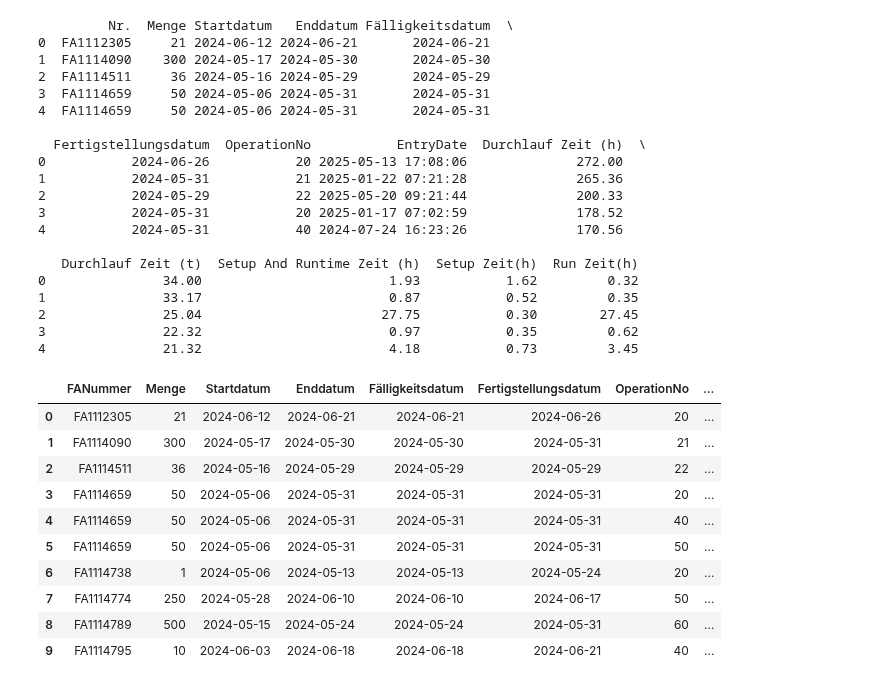
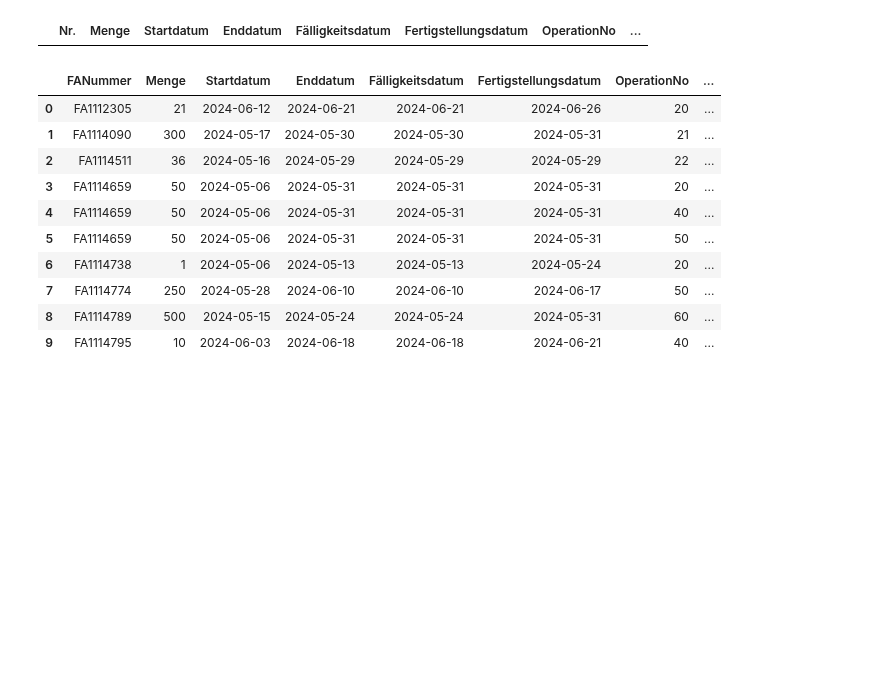
Before and after one commit to nefcheff/BA, a Jupyter notebook: syntheticData/dataMerge.ipynb, the cells around one changed output. Cells and saved outputs as stored; diff of their text form; code cells hidden in the pictures; blank space fills up the shorter version.

```diff
--- a/syntheticData/dataMerge.ipynb
+++ b/syntheticData/dataMerge.ipynb
@@ -136,27 +47,8 @@ print(df_merged.head())
 # %%
 df_merged.drop(columns=['Key'], inplace=True)
-print(df_merged.head())
+display(df_merged.head(0))
 # %% [output]
-         Nr.  Menge Startdatum   Enddatum Fälligkeitsdatum  \
-0  FA1112305     21 2024-06-12 2024-06-21       2024-06-21
-1  FA1114090    300 2024-05-17 2024-05-30       2024-05-30
-2  FA1114511     36 2024-05-16 2024-05-29       2024-05-29
-3  FA1114659     50 2024-05-06 2024-05-31       2024-05-31
-4  FA1114659     50 2024-05-06 2024-05-31       2024-05-31
-
-  Fertigstellungsdatum  OperationNo           EntryDate  Durchlauf Zeit (h)  \
-0           2024-06-26           20 2025-05-13 17:08:06              272.00
-1           2024-05-31           21 2025-01-22 07:21:28              265.36
-2           2024-05-29           22 2025-05-20 09:21:44              200.33
-3           2024-05-31           20 2025-01-17 07:02:59              178.52
-4           2024-05-31           40 2024-07-24 16:23:26              170.56
-
-   Durchlauf Zeit (t)  Setup And Runtime Zeit (h)  Setup Zeit(h)  Run Zeit(h)
-0               34.00                        1.93           1.62         0.32
-1               33.17                        0.87           0.52         0.35
-2               25.04                       27.75           0.30        27.45
-3               22.32                        0.97           0.35         0.62
-4               21.32                        4.18           0.73         3.45
+|  | Nr. | Menge | Startdatum | Enddatum | Fälligkeitsdatum | Fertigstellungsdatum | OperationNo | ... |
 # %%
 df_merged.rename(columns={
     'Nr.' : 'FANummer',
```
Also changed, not shown: parts of 8 cells of this notebook, 3 other files.
